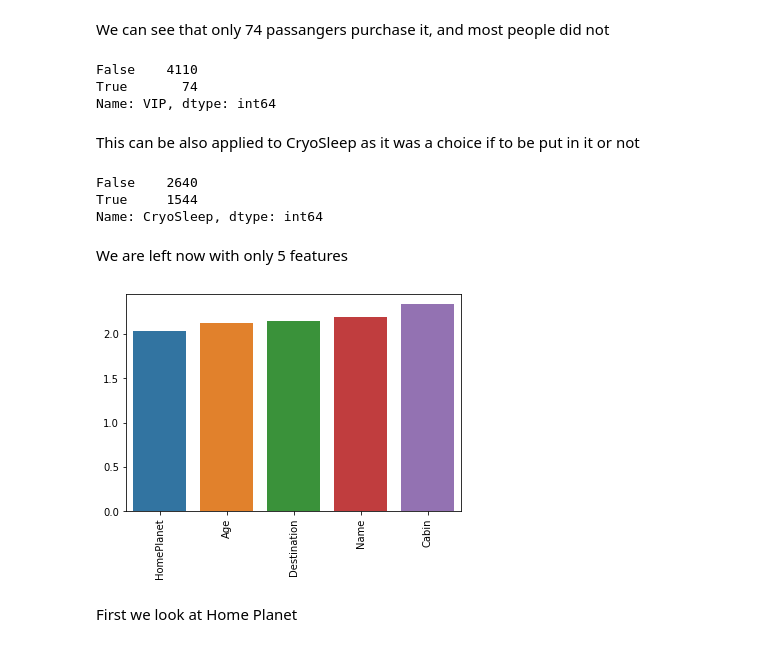
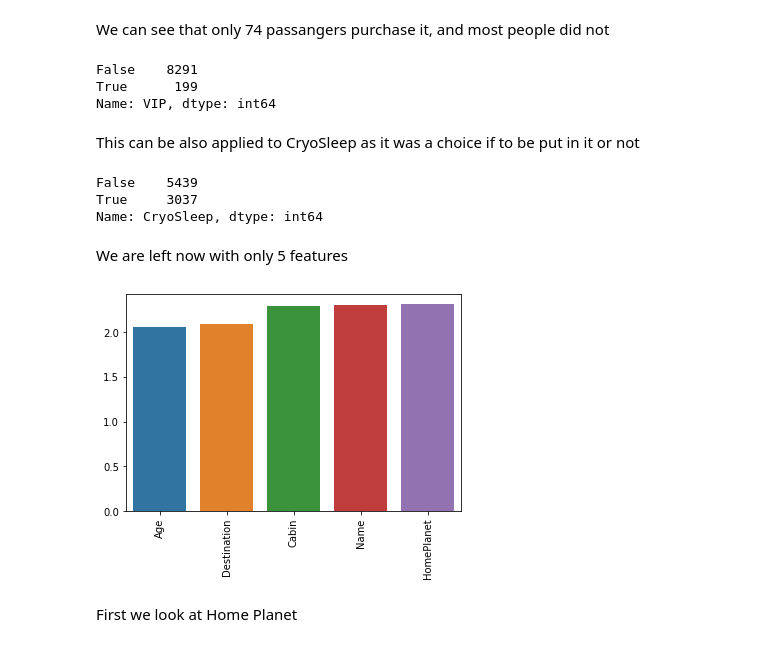
Before and after one commit to Daniel-Aguila/SpaceTitanic, a Jupyter notebook: main.ipynb, the cells around one changed output. Saved outputs shown, nothing was run; the diff lists cells and outputs as text; code cells hidden in the pictures.

Commit message:
both training and test data instead of just train

```diff
--- a/main.ipynb
+++ b/main.ipynb
@@ -6,7 +6,8 @@ import seaborn as sns
 # %% [markdown]
 <h3>Open Data</h3>
 # %%
-df = pd.read_csv('test.csv')
+df_train = pd.read_csv('train.csv')
+df_test = pd.read_csv('test.csv')
 # %% [markdown]
 <h3>Analyze Data</h3>
 # %%
@@ -95,7 +96,8 @@ We look at each feature of data missing and see if we can save the data instead
 From the description we can see that the columns RoomService, FoodCourt, ShoppingMall, Spa, VRDeck. Are all bill amounts that each passanger has billed at the Space Titanic. By this we can assume if it's NaN it was probably 0
 # %%
 columns = ['RoomService','FoodCourt','ShoppingMall','Spa','VRDeck']
-df[columns] = df[columns].fillna(0)
+df_train[columns] = df_train[columns].fillna(0)
+df_test[columns] = df_train[columns].fillna(0)
 # %% [markdown]
 Now we can see that it took care of 5 features
 # %%
@@ -109,18 +111,18 @@ Using the same logic, VIP is a True or False value in which the passanger has pu
 # %% [markdown]
 We can see that only 74 passangers purchase it, and most people did not
 # %%
-df['VIP'].value_counts()
+df_train['VIP'].value_counts()
 # %% [output]
-False    4110
-True       74
+False    8291
+True      199
 Name: VIP, dtype: int64
 # %%
-df['VIP'] = df['VIP'].fillna(False)
+df_train['VIP'] = df_train['VIP'].fillna(False)
 # %% [markdown]
 This can be also applied to CryoSleep as it was a choice if to be put in it or not
 # %%
-df['CryoSleep'].value_counts()
+df_train['CryoSleep'].value_counts()
 # %% [output]
-False    2640
-True     1544
+False    5439
+True     3037
 Name: CryoSleep, dtype: int64
@@ -129,11 +129,14 @@ df['CryoSleep'] = df['CryoSleep'].fillna(False)
+# %%
+df_train['CryoSleep'] = df_train['CryoSleep'].fillna(False)
+df_test['CryoSleep'] = df_test['CryoSleep'].fillna(False)
 # %% [markdown]
 We are left now with only 5 features
 # %%
-percent_nan = percent_missing(df)
+percent_nan = percent_missing(df_train)
 sns.barplot(x=percent_nan.index,y=percent_nan)
 plt.xticks(rotation=90);
 # %% [output]
-[figure, old version]
+[figure, new version]
 # %% [markdown]
 First we look at Home Planet
 # %%
```
Also changed, not shown: parts of 14 cells of this notebook.
